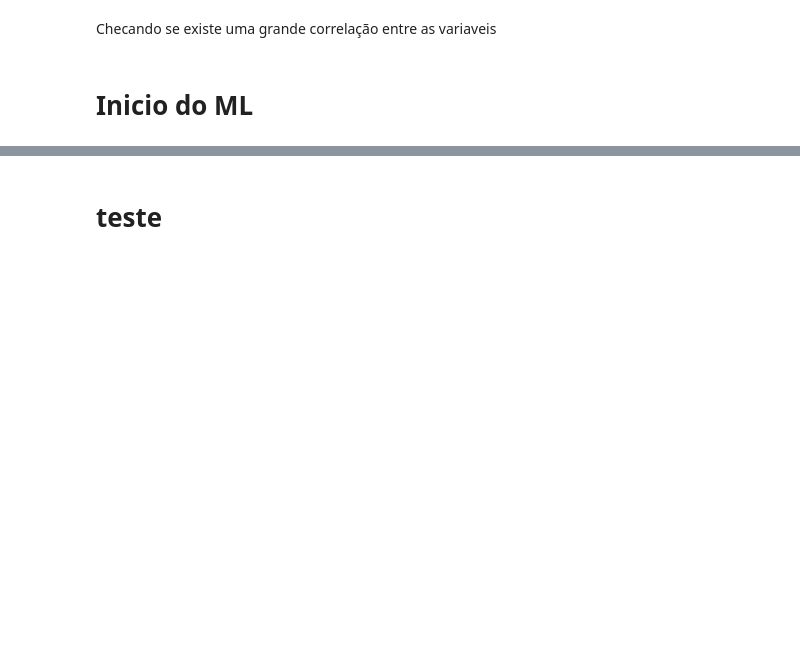
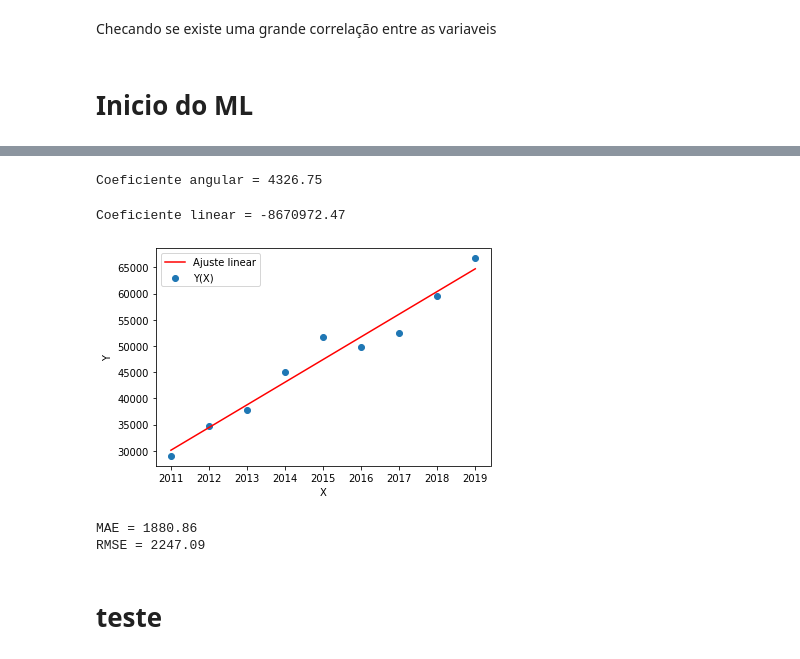
Before and after one commit to roxacarv/edulearn, a Jupyter notebook: regressão_linear/regressão_edulearn.ipynb, the cells around one changed output, grey strips where cells are left out. Saved outputs shown, nothing was run; the diff lists cells and outputs as text; code cells hidden in the pictures; blank space fills up the shorter version.

```diff
--- a/regressão_linear/regressão_edulearn.ipynb
+++ b/regressão_linear/regressão_edulearn.ipynb
@@ -121,3 +114,36 @@ ValueError: ignored
+# %%
+coef_angular = modelo.coef_[0]
+# %%
+coef_linear = modelo.intercept_
+# %%
+print("Coeficiente angular = {:0.2f}".format(coef_angular))
+# %% [output]
+Coeficiente angular = 4326.75
+# %%
+print("Coeficiente linear = {:0.2f}".format(coef_linear))
+# %% [output]
+Coeficiente linear = -8670972.47
+# %%
+reta = coef_angular*X+coef_linear
+# %%
+plt.scatter(X,Y,label='Y(X)');
+plt.plot(X,reta,label='Ajuste linear',color='red');
+plt.xlabel('X');
+plt.ylabel('Y');
+plt.legend();
+# %% [output]
+[figure, added]
+# %%
+from sklearn.metrics import mean_absolute_error,mean_squared_error
+
+MAE = mean_absolute_error(Y,reta)
+RMSE = np.sqrt(mean_squared_error(Y,reta))
+
+print("MAE = {:0.2f}".format(MAE))
+print("RMSE = {:0.2f}".format(RMSE))
+# %% [output]
+MAE = 1880.86
+RMSE = 2247.09
 # %% [markdown]
 # teste
 # %%
```
Also changed, not shown: parts of 19 cells of this notebook.
